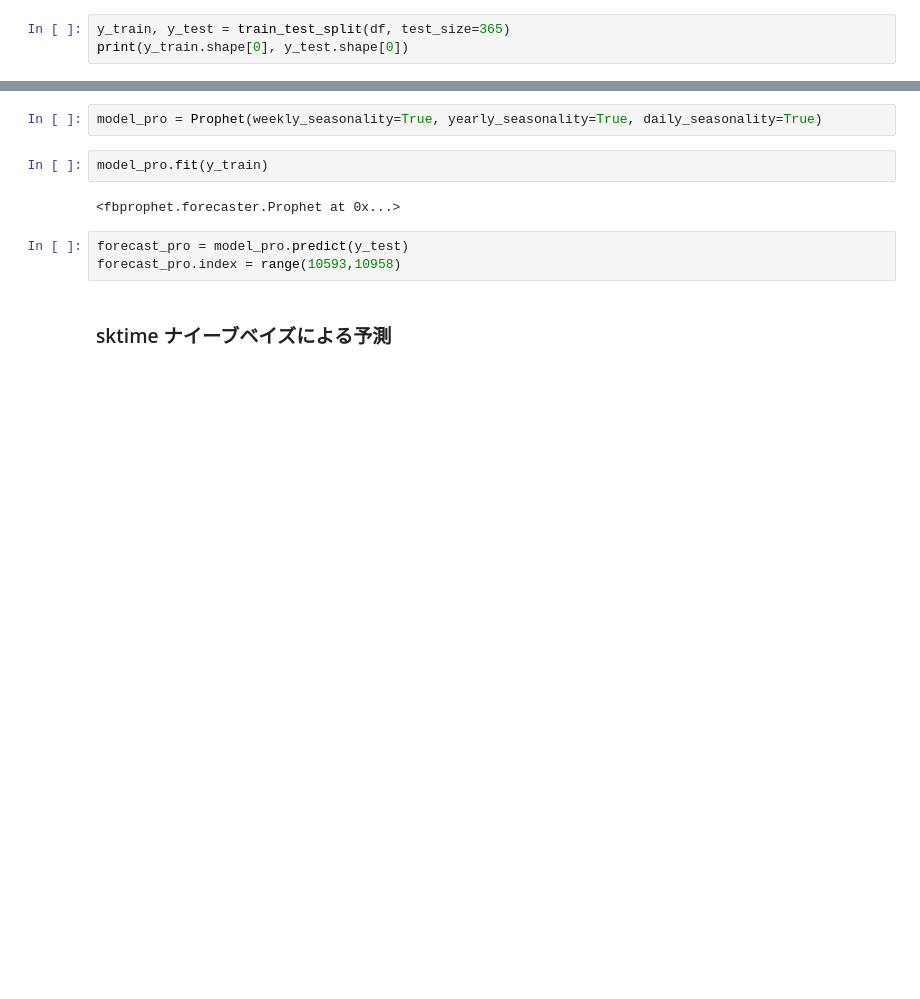
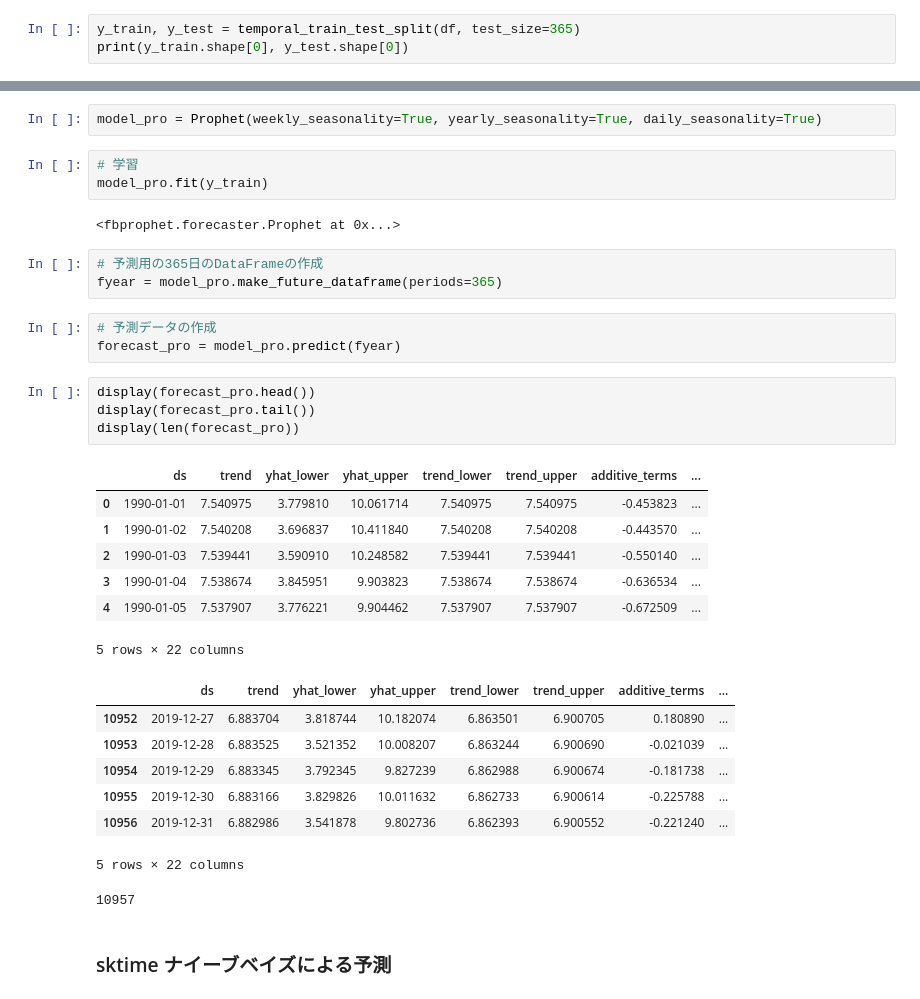
Before and after one commit to KJMAN678/sktime, a Jupyter notebook: sktime.ipynb, the cells around one changed output, grey strips where cells are left out. Saved outputs shown, nothing was run; the diff lists cells and outputs as text; blank space fills up the shorter version.

```diff
--- a/sktime.ipynb
+++ b/sktime.ipynb
@@ -71,5 +73,5 @@ plt.show()
 # %%
-y_train, y_test = train_test_split(df, test_size=365)
+y_train, y_test = temporal_train_test_split(df, test_size=365)
 print(y_train.shape[0], y_test.shape[0])
 # %% [output]
 10592 365
@@ -96,12 +98,36 @@ display(len(y_test))
 # %%
 model_pro = Prophet(weekly_seasonality=True, yearly_seasonality=True, daily_seasonality=True)
 # %%
+# 学習
 model_pro.fit(y_train)
 # %% [output]
 <fbprophet.forecaster.Prophet at 0x...>
-# %%
-forecast_pro = model_pro.predict(y_test)
-forecast_pro.index = range(10593,10958)
+# %%
+# 予測用の365日のDataFrameの作成
+fyear = model_pro.make_future_dataframe(periods=365)
+# %%
+# 予測データの作成
+forecast_pro = model_pro.predict(fyear)
+# %%
+display(forecast_pro.head())
+display(forecast_pro.tail())
+display(len(forecast_pro))
+# %% [output]
+|  | ds | trend | yhat_lower | yhat_upper | trend_lower | trend_upper | additive_terms | ... |
+| 0 | 1990-01-01 | 7.540975 | 3.779810 | 10.061714 | 7.540975 | 7.540975 | -0.453823 | ... |
+| 1 | 1990-01-02 | 7.540208 | 3.696837 | 10.411840 | 7.540208 | 7.540208 | -0.443570 | ... |
+| 2 | 1990-01-03 | 7.539441 | 3.590910 | 10.248582 | 7.539441 | 7.539441 | -0.550140 | ... |
+| 3 | 1990-01-04 | 7.538674 | 3.845951 | 9.903823 | 7.538674 | 7.538674 | -0.636534 | ... |
+| 4 | 1990-01-05 | 7.537907 | 3.776221 | 9.904462 | 7.537907 | 7.537907 | -0.672509 | ... |
+5 rows × 22 columns
+|  | ds | trend | yhat_lower | yhat_upper | trend_lower | trend_upper | additive_terms | ... |
+| 10952 | 2019-12-27 | 6.883704 | 3.818744 | 10.182074 | 6.863501 | 6.900705 | 0.180890 | ... |
+| 10953 | 2019-12-28 | 6.883525 | 3.521352 | 10.008207 | 6.863244 | 6.900690 | -0.021039 | ... |
+| 10954 | 2019-12-29 | 6.883345 | 3.792345 | 9.827239 | 6.862988 | 6.900674 | -0.181738 | ... |
+| 10955 | 2019-12-30 | 6.883166 | 3.829826 | 10.011632 | 6.862733 | 6.900614 | -0.225788 | ... |
+| 10956 | 2019-12-31 | 6.882986 | 3.541878 | 9.802736 | 6.862393 | 6.900552 | -0.221240 | ... |
+5 rows × 22 columns
+10957
 # %% [markdown]
 ### sktime ナイーブベイズによる予測
 # %%
```
Also changed, not shown: parts of 9 cells of this notebook.
